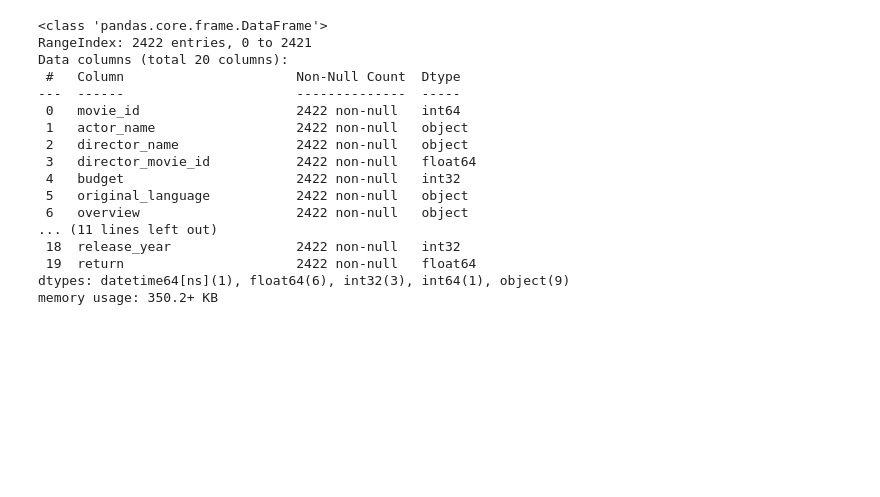
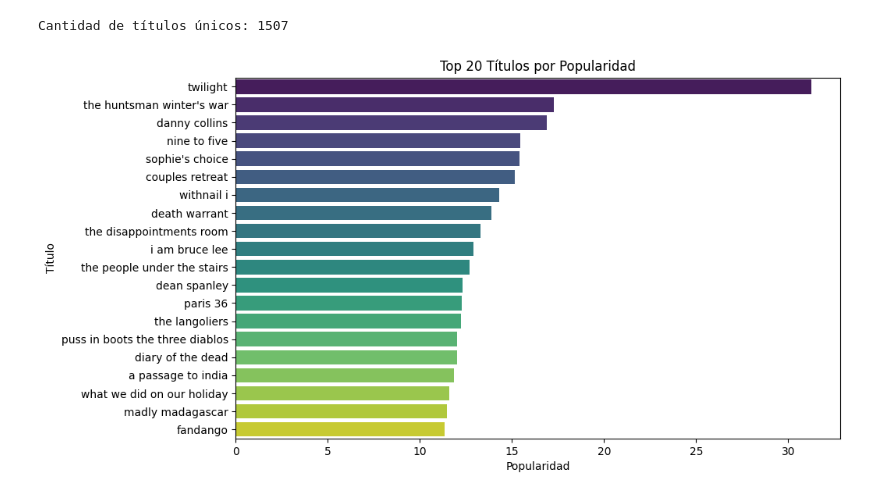
Before and after one commit to Melbutus/ProyectoML, a Jupyter notebook: Reports/EDA.ipynb, the cells around one changed output. Saved outputs shown, nothing was run; the diff lists cells and outputs as text; code cells hidden in the pictures; blank space fills up the shorter version.

```diff
--- a/Reports/EDA.ipynb
+++ b/Reports/EDA.ipynb
@@ -154,21 +158,23 @@ plt.show()
-# %%
-# Verificar que todas las cadenas estén correctamente formateadas
-df_completo.info()
-# %% [output]
-<class 'pandas.core.frame.DataFrame'>
-RangeIndex: 2422 entries, 0 to 2421
-Data columns (total 20 columns):
- #   Column                      Non-Null Count  Dtype
----  ------                      --------------  -----
- 0   movie_id                    2422 non-null   int64
- 1   actor_name                  2422 non-null   object
- 2   director_name               2422 non-null   object
- 3   director_movie_id           2422 non-null   float64
- 4   budget                      2422 non-null   int32
- 5   original_language           2422 non-null   object
- 6   overview                    2422 non-null   object
-... (11 lines left out)
- 18  release_year                2422 non-null   int32
- 19  return                      2422 non-null   float64
-dtypes: datetime64[ns](1), float64(6), int32(3), int64(1), object(9)
-memory usage: 350.2+ KB
+# %%
+# Verificar cantidad de títulos únicos para ver con cuánta información se dispone
+num_unique_titles = df_completo['title'].nunique()
+print(f"Cantidad de títulos únicos: {num_unique_titles}")
+# %% [output]
+Cantidad de títulos únicos: 1507
+# %%
+# Ordenar la distribución de titulos por popularidad
+df_sorted = df_completo[['title', 'popularity']].sort_values(by='popularity', ascending=False)
+
+# Seleccionar los Top 20 títulos más populares para una visualización más clara
+top_n = 20
+df_top_n = df_sorted.head(top_n)
+
+# Crear el gráfico de barras
+plt.figure(figsize=(10, 6))
+sns.barplot(x='popularity', y='title', data=df_top_n, palette='viridis')
+plt.title(f"Top {top_n} Títulos por Popularidad")
+plt.xlabel("Popularidad")
+plt.ylabel("Título")
+plt.show()
+# %% [output]
+[figure, added]
```
Also changed, not shown: parts of 25 cells of this notebook, 12 other files.
